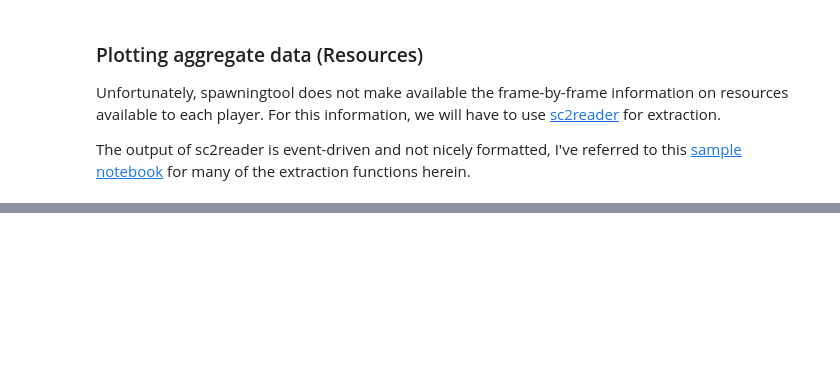
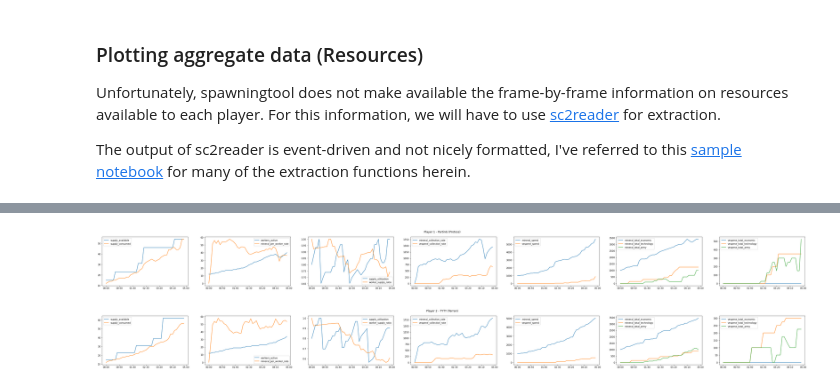
Before and after one commit to devYaoYH/SCII_BO_Classifier, a Jupyter notebook: Dataset Visualization.ipynb, the cells around one changed output, grey strips where cells are left out. Drawn from its saved outputs; the diff is of its cells as text; code cells hidden in the pictures; blank space fills up the shorter version.

```diff
--- a/Dataset Visualization.ipynb
+++ b/Dataset Visualization.ipynb
@@ -250,5 +262,14 @@ print((set(WORKER_UNITS)|set(ARMY_UNITS))-UNITS)
 # %%
 from traceback import print_exc
+
+MAP_SPEED = {
+    'Slower': 0.6,
+    'Slow': 0.8,
+    'Normal': 1.0,
+    'Fast': 1.2,
+    'Faster': 1.4,
+}
+
 class SC2ReplayData(object):
     __parsers__ = handlers
 
@@ -290,7 +311,8 @@ class SC2ReplayData(object):
             "losers": [(s.pid, s.name, s.detail_data["race"]) for s in self.losers],
             "player_names": [str(s) for s in self.replay.players],
             "stats_names": [k for k in self.players[1].keys()], # Player statistic key labels
-            "stats": {player: data for player, data in self.players.items()} # Full dictionary
+            "stats": {player: data for player, data in self.players.items()}, # Full dictionary
+            "frames_per_second": self.frames_per_second,
         }
 
     def __init__(self, replay):
@@ -298,6 +320,7 @@ class SC2ReplayData(object):
         self.players = defaultdict(lambda: defaultdict(list)) # Dictionary: {Dictionary: list}
         self.winners = []
         self.losers = []
+        self.frames_per_second = replay.game_fps*MAP_SPEED[replay.speed]
         self.expansion = None # ??
 # %%
 sc2replay_data = SC2ReplayData.parse_replay(replay_file=sample_replay)
@@ -340,0 +397,12 @@ plt.show()
+# %%
+for i, player in ((0,sc2replay_playerOne), (1,sc2replay_playerTwo)):
+    fig, ax = plt.subplots(1,len(stats_groups), figsize=(8*len(stats_groups),4))
+    fig.suptitle(data_dump['player_names'][i])
+    for j, key_li in enumerate(stats_groups):
+        for key in key_li:
+            plot_stat_player(player, key, ax=ax[j], show=False)
+    fig.savefig(f"{data_dump['player_names'][i]}.png")
+    plt.show()
+# %% [output]
+[figure, added]
+[figure, added]
```
Also changed, not shown: parts of 9 cells of this notebook, 2 other files.
